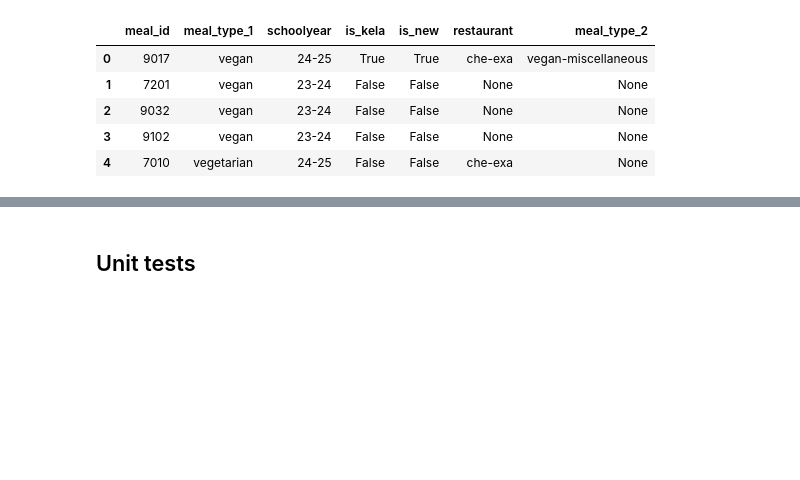
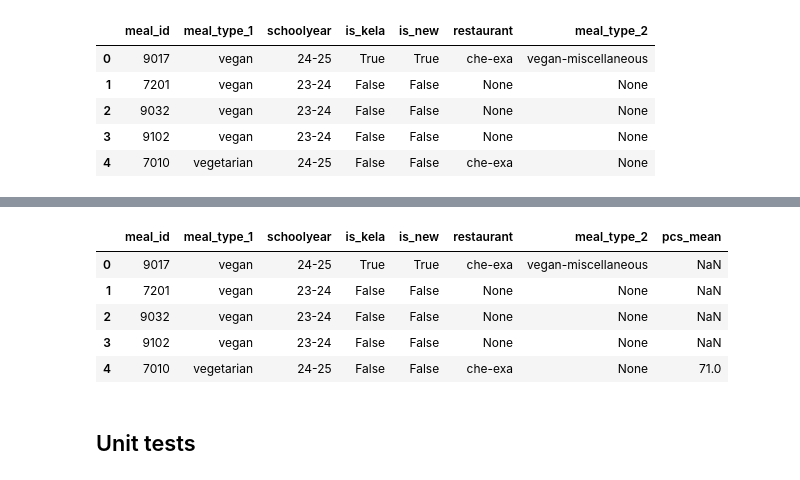
Before and after one commit to Food-Waste-Optimization/Food-Waste-Optimization, a Jupyter notebook: notebooks/phase_4/1_extract_dims/dim_meals.ipynb, the cells around one changed output, grey strips where cells are left out. Cells and saved outputs as stored; diff of their text form; code cells hidden in the pictures; blank space fills up the shorter version.

Commit message:
Add column pcs_mean to dim meals

```diff
--- a/notebooks/phase_4/1_extract_dims/dim_meals.ipynb
+++ b/notebooks/phase_4/1_extract_dims/dim_meals.ipynb
@@ -696,3 +796,25 @@ meals.head()
+# %%
+meal_info = (
+    pos
+    .merge(meal_names, on='meal')
+    .groupby('meal_id')
+    .agg({'pcs': 'mean'})
+    .reset_index()
+    .rename(columns={'pcs': 'pcs_mean'})
+)
+
+
+
+meals = meals.merge(meal_info, on='meal_id', how='left')
+
+meals.head()
+# %% [output]
+|  | meal_id | meal_type_1 | schoolyear | is_kela | is_new | restaurant | meal_type_2 | pcs_mean |
+| 0 | 9017 | vegan | 24-25 | True | True | che-exa | vegan-miscellaneous | NaN |
+| 1 | 7201 | vegan | 23-24 | False | False | None | None | NaN |
+| 2 | 9032 | vegan | 23-24 | False | False | None | None | NaN |
+| 3 | 9102 | vegan | 23-24 | False | False | None | None | NaN |
+| 4 | 7010 | vegetarian | 24-25 | False | False | che-exa | None | 71.0 |
 # %% [markdown]
 ## Unit tests
 # %%
```
Also changed, not shown: parts of 5 cells of this notebook.
